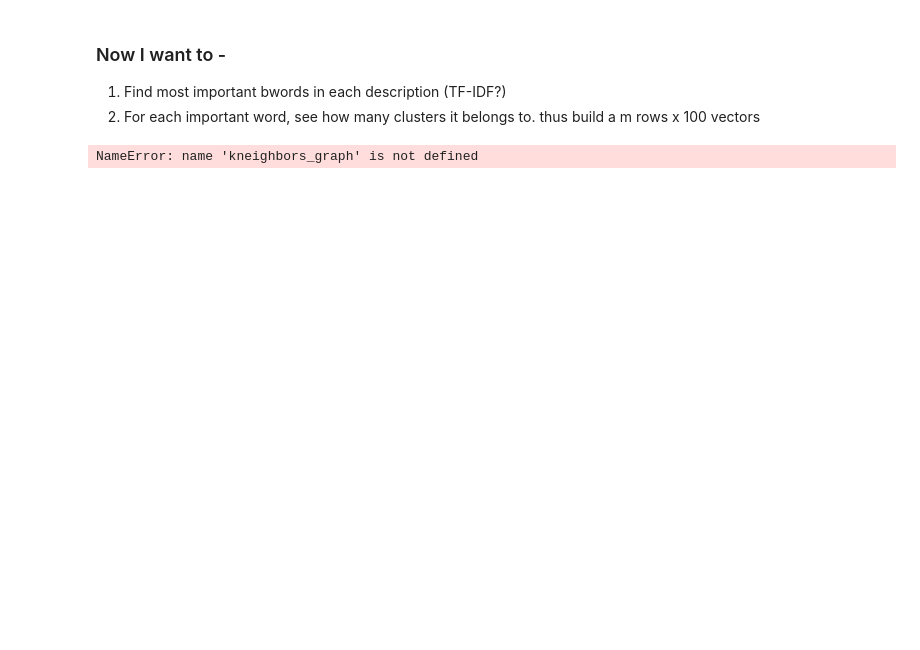
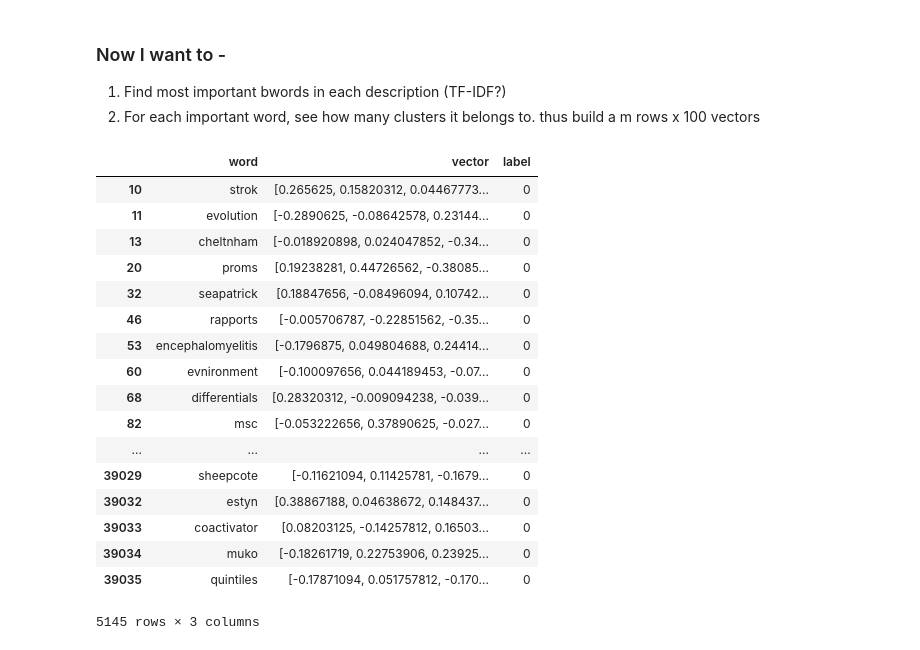
Before and after one commit to CalmDownKarm/360classification, a Jupyter notebook: Untitled.ipynb, the cells around one changed output. Saved outputs shown, nothing was run; the diff lists cells and outputs as text; code cells hidden in the pictures; blank space fills up the shorter version.

```diff
--- a/Untitled.ipynb
+++ b/Untitled.ipynb
@@ -87,8 +128,29 @@ nmf = NMF(n_components=no_topics, random_state=1, alpha=.1, l1_ratio=.5, init='n
 1. Find most important bwords in each description (TF-IDF?)
 2. For each important word, see how many clusters it belongs to. thus build a m rows x 100 vectors
 # %%
-connectivity = kneighbors_graph(Desc_bow_vectors, n_neighbors=10, include_self=False)
-ward = AgglomerativeClustering(n_clusters=15, connectivity=connectivity,linkage='ward').fit(Desc_bow_vectors)
+connectivity = kneighbors_graph(vectors, n_neighbors=10, include_self=False)
+ward = AgglomerativeClustering(n_clusters=15, connectivity=connectivity,linkage='ward').fit(vectors)
 # http://aa.ssdi.di.fct.unl.pt/files/AA-19_notes.pdf
-# %% [output]
-NameError: name 'kneighbors_graph' is not defined
+# %%
+df = pd.DataFrame(list(zip(desc_tokens, vectors,ward.labels_)),columns = ['word', 'vector','label'])
+# %%
+df[df['label']==0]
+# %% [output]
+|  | word | vector | label |
+| 10 | strok | [0.265625, 0.15820312, 0.04467773... | 0 |
+| 11 | evolution | [-0.2890625, -0.08642578, 0.23144... | 0 |
+| 13 | cheltnham | [-0.018920898, 0.024047852, -0.34... | 0 |
+| 20 | proms | [0.19238281, 0.44726562, -0.38085... | 0 |
+| 32 | seapatrick | [0.18847656, -0.08496094, 0.10742... | 0 |
+| 46 | rapports | [-0.005706787, -0.22851562, -0.35... | 0 |
+| 53 | encephalomyelitis | [-0.1796875, 0.049804688, 0.24414... | 0 |
+| 60 | evnironment | [-0.100097656, 0.044189453, -0.07... | 0 |
+| 68 | differentials | [0.28320312, -0.009094238, -0.039... | 0 |
+| 82 | msc | [-0.053222656, 0.37890625, -0.027... | 0 |
+| ... | ... | ... | ... |
+| 39029 | sheepcote | [-0.11621094, 0.11425781, -0.1679... | 0 |
+| 39032 | estyn | [0.38867188, 0.04638672, 0.148437... | 0 |
+| 39033 | coactivator | [0.08203125, -0.14257812, 0.16503... | 0 |
+| 39034 | muko | [-0.18261719, 0.22753906, 0.23925... | 0 |
+| 39035 | quintiles | [-0.17871094, 0.051757812, -0.170... | 0 |
+5145 rows × 3 columns
```
Also changed, not shown: parts of 12 cells of this notebook.
